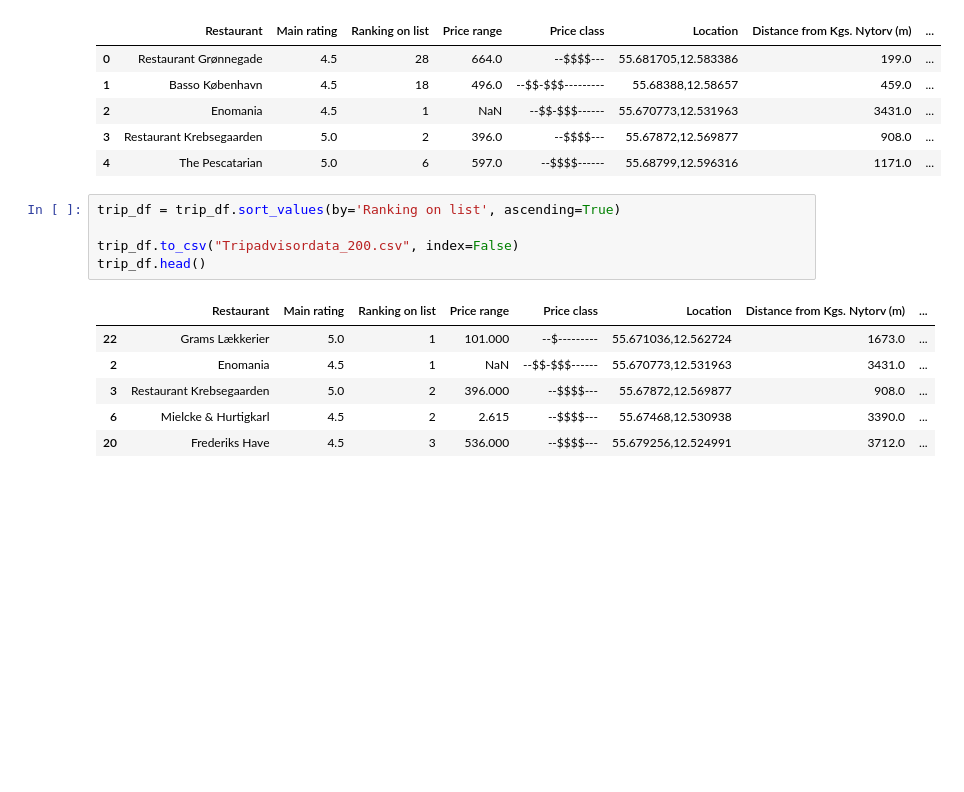
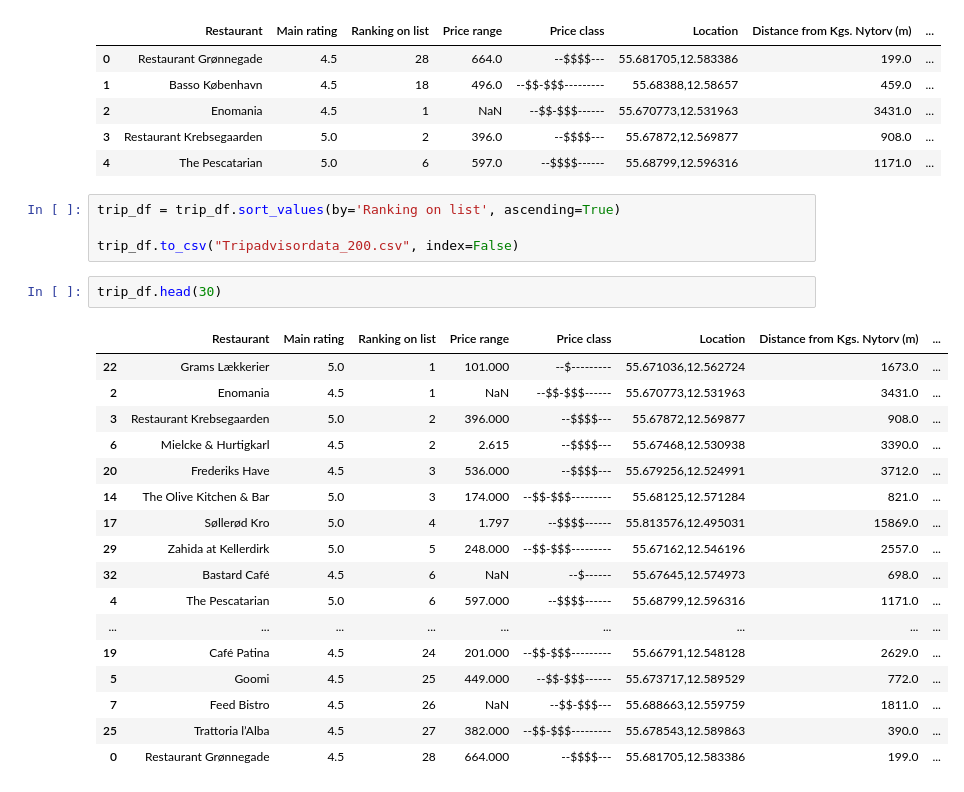
Before and after one commit to EMCK3N/SDS2019-grp20, a Jupyter notebook: Data Processing_MFGE.ipynb, the cells around one changed output. Cells and saved outputs as stored; diff of their text form; blank space fills up the shorter version.

```diff
--- a/Data Processing_MFGE.ipynb
+++ b/Data Processing_MFGE.ipynb
@@ -56,11 +57,23 @@ trip_df.head()
 trip_df = trip_df.sort_values(by='Ranking on list', ascending=True)
 
 trip_df.to_csv("Tripadvisordata_200.csv", index=False)
-trip_df.head()
-# %% [output]
-|  | Restaurant | Main rating | Ranking on list | Price range | Price class | Location | Distance from Kgs. Nytorv (m) | ... |
-| 22 | Grams Lækkerier | 5.0 | 1 | 101.000 | --$--------- | 55.671036,12.562724 | 1673.0 | ... |
-| 2 | Enomania | 4.5 | 1 | NaN | --$$-$$$------ | 55.670773,12.531963 | 3431.0 | ... |
-| 3 | Restaurant Krebsegaarden | 5.0 | 2 | 396.000 | --$$$$--- | 55.67872,12.569877 | 908.0 | ... |
-| 6 | Mielcke & Hurtigkarl | 4.5 | 2 | 2.615 | --$$$$--- | 55.67468,12.530938 | 3390.0 | ... |
-| 20 | Frederiks Have | 4.5 | 3 | 536.000 | --$$$$--- | 55.679256,12.524991 | 3712.0 | ... |
+# %%
+trip_df.head(30)
+# %% [output]
+|  | Restaurant | Main rating | Ranking on list | Price range | Price class | Location | Distance from Kgs. Nytorv (m) | ... |
+| 22 | Grams Lækkerier | 5.0 | 1 | 101.000 | --$--------- | 55.671036,12.562724 | 1673.0 | ... |
+| 2 | Enomania | 4.5 | 1 | NaN | --$$-$$$------ | 55.670773,12.531963 | 3431.0 | ... |
+| 3 | Restaurant Krebsegaarden | 5.0 | 2 | 396.000 | --$$$$--- | 55.67872,12.569877 | 908.0 | ... |
+| 6 | Mielcke & Hurtigkarl | 4.5 | 2 | 2.615 | --$$$$--- | 55.67468,12.530938 | 3390.0 | ... |
+| 20 | Frederiks Have | 4.5 | 3 | 536.000 | --$$$$--- | 55.679256,12.524991 | 3712.0 | ... |
+| 14 | The Olive Kitchen & Bar | 5.0 | 3 | 174.000 | --$$-$$$--------- | 55.68125,12.571284 | 821.0 | ... |
+| 17 | Søllerød Kro | 5.0 | 4 | 1.797 | --$$$$------ | 55.813576,12.495031 | 15869.0 | ... |
+| 29 | Zahida at Kellerdirk | 5.0 | 5 | 248.000 | --$$-$$$--------- | 55.67162,12.546196 | 2557.0 | ... |
+| 32 | Bastard Café | 4.5 | 6 | NaN | --$------ | 55.67645,12.574973 | 698.0 | ... |
+| 4 | The Pescatarian | 5.0 | 6 | 597.000 | --$$$$------ | 55.68799,12.596316 | 1171.0 | ... |
+| ... | ... | ... | ... | ... | ... | ... | ... | ... |
+| 19 | Café Patina | 4.5 | 24 | 201.000 | --$$-$$$--------- | 55.66791,12.548128 | 2629.0 | ... |
+| 5 | Goomi | 4.5 | 25 | 449.000 | --$$-$$$------ | 55.673717,12.589529 | 772.0 | ... |
+| 7 | Feed Bistro | 4.5 | 26 | NaN | --$$-$$$--- | 55.688663,12.559759 | 1811.0 | ... |
+| 25 | Trattoria l’Alba | 4.5 | 27 | 382.000 | --$$-$$$--------- | 55.678543,12.589863 | 390.0 | ... |
+| 0 | Restaurant Grønnegade | 4.5 | 28 | 664.000 | --$$$$--- | 55.681705,12.583386 | 199.0 | ... |
```
Also changed, not shown: parts of 2 cells of this notebook.
